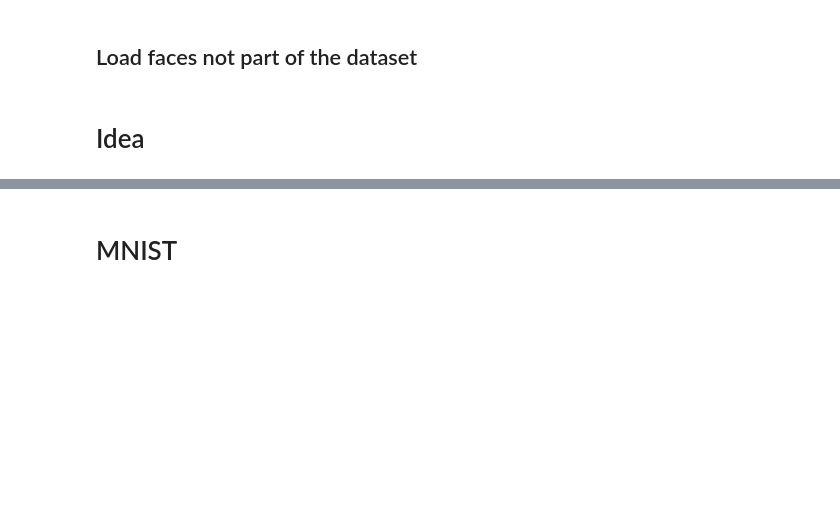
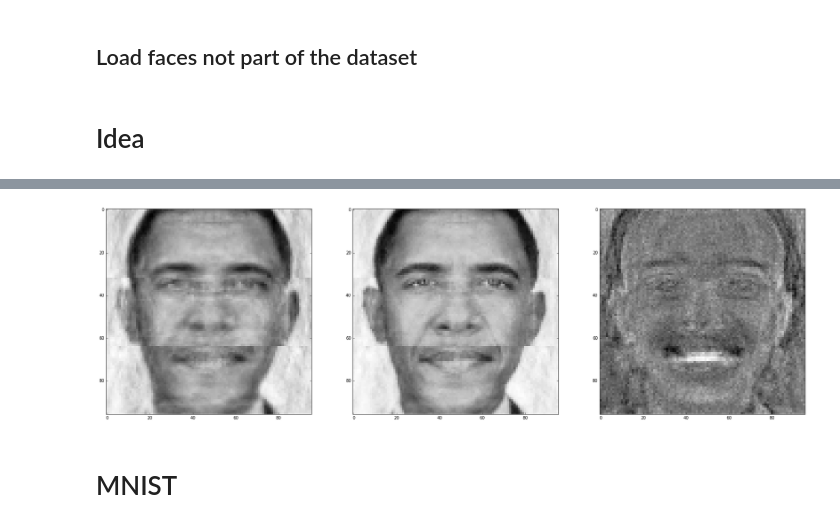
Before and after one commit to ehlemur-zz/BP, a Jupyter notebook: SOP Scratchpad.ipynb, the cells around one changed output, grey strips where cells are left out. Drawn from its saved outputs; the diff is of its cells as text; code cells hidden in the pictures; blank space fills up the shorter version.

```diff
--- a/SOP Scratchpad.ipynb
+++ b/SOP Scratchpad.ipynb
@@ -216,47 +216,17 @@ class Idea:
     self.d = d
     self.alpha = alpha
 
-    self.p = np.zeros(9216, dtype=np.int)
-    self.q = np.zeros(9216, dtype=np.int)
-
-    nd = FACES_SHAPE[0] / d
-    for i in range(nd**2):
-      nr = (i / nd)
-      nc = (i % nd)
-      for j in range(d**2):
-        r = (d * nr) + (j/ d)
-        c = (d * nc) + (j % d)
-        try:
-          self.p[i*d**2+j] = r * FACES_SHAPE[0] + c
-          self.q[r*FACES_SHAPE[0]+c] = i * d**2 + j
-        except:
-          print i, j, nr, nc, r, c
-          print i*nd**2 + j
-          raise
-
   def fit(self, X, Y):
     n, d = X.shape
 
-    X = X.copy()
-    Y = Y.copy()
-
-    for i in range(n):
-      Y[i] = Y[i][self.p]
-      X[i] = X[i][self.p]
-
-    X = X.reshape(-1, self.d**2)
-    Y = Y.reshape(-1, self.d**2)
+    X = X.reshape(-1, self.d*FACES_SHAPE[0])
+    Y = Y.reshape(-1, self.d*FACES_SHAPE[0])
 
     self.W = sklLinear.Ridge(alpha=self.alpha).fit(X, Y)
 
     return self
 
   def predict(self, X):
-    X = X.copy()
     n, d = X.shape
-    for i in range(n):
-      X[i] = X[i][self.p]
-    Y = self.W.predict(X.reshape(-1, self.d**2)).reshape(-1, d)
-    for i in range(n):
-      Y[i] = Y[i][self.q]
+    Y = self.W.predict(X.reshape(-1, self.d*FACES_SHAPE[0])).reshape(n, d)
     return Y
@@ -277,3 +261,7 @@ print MSE(smiling_test, pred2)
+# %%
+plot_many(FACES_SHAPE, 3, idea.predict(obama), idea2.predict(obama) + obama, idea3.predict(obama))
+# %% [output]
+[figure, added]
 # %% [markdown]
 # MNIST
 # %% [markdown]
```
Also changed, not shown: parts of 14 cells of this notebook.
